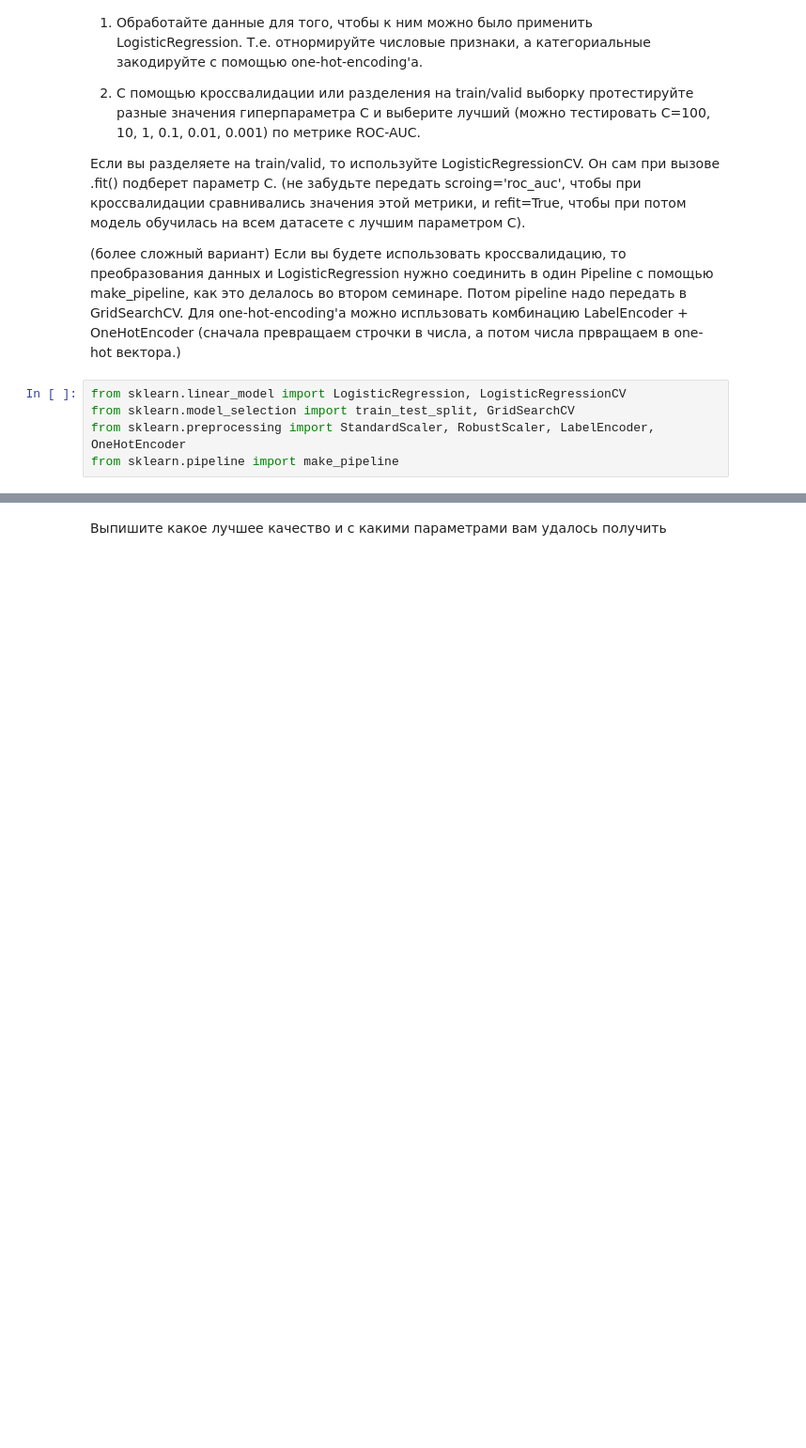
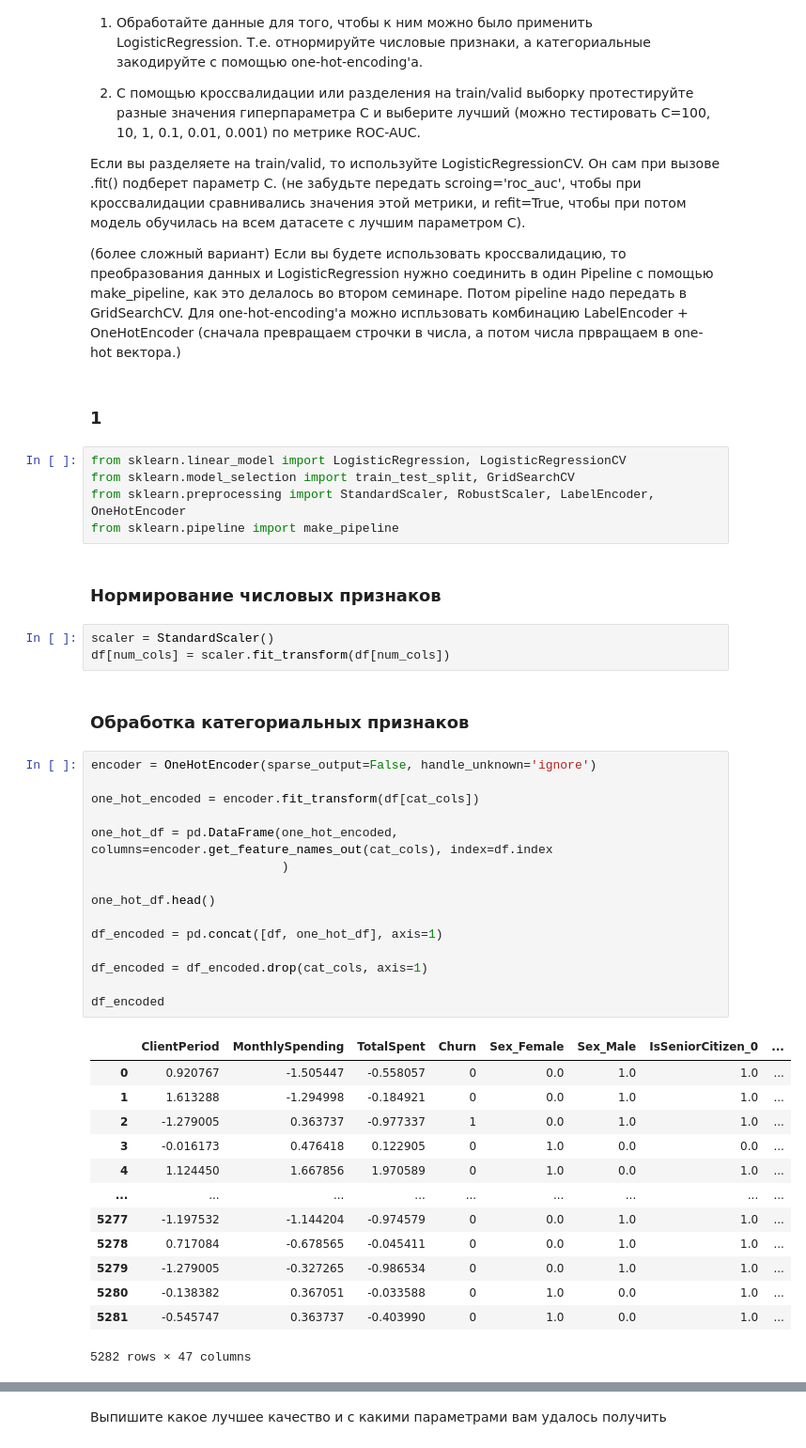
Before and after one commit to episode16/Py, a Jupyter notebook: DLS_mipt/week_03_composition_model_selection/hw_3_kaggle_ipynb.ipynb, the cells around one changed output, grey strips where cells are left out. Shown at 94% size. Drawn from its saved outputs; the diff is of its cells as text; blank space fills up the shorter version.

```diff
--- a/DLS_mipt/week_03_composition_model_selection/hw_3_kaggle_ipynb.ipynb
+++ b/DLS_mipt/week_03_composition_model_selection/hw_3_kaggle_ipynb.ipynb
@@ -341,8 +341,46 @@ plt.show()
 
 
 (более сложный вариант) Если вы будете использовать кроссвалидацию, то преобразования данных и LogisticRegression нужно соединить в один Pipeline с помощью make_pipeline, как это делалось во втором семинаре. Потом pipeline надо передать в GridSearchCV. Для one-hot-encoding'a можно испльзовать комбинацию LabelEncoder + OneHotEncoder (сначала превращаем строчки в числа, а потом числа првращаем в one-hot вектора.)
+# %% [markdown]
+### 1
 # %%
 from sklearn.linear_model import LogisticRegression, LogisticRegressionCV
 from sklearn.model_selection import train_test_split, GridSearchCV
 from sklearn.preprocessing import StandardScaler, RobustScaler, LabelEncoder, OneHotEncoder
 from sklearn.pipeline import make_pipeline
+# %% [markdown]
+### Нормирование числовых признаков
+# %%
+scaler = StandardScaler()
+df[num_cols] = scaler.fit_transform(df[num_cols])
+# %% [markdown]
+### Обработка категориальных признаков
+# %%
+encoder = OneHotEncoder(sparse_output=False, handle_unknown='ignore')
+
+one_hot_encoded = encoder.fit_transform(df[cat_cols])
+
+one_hot_df = pd.DataFrame(one_hot_encoded, columns=encoder.get_feature_names_out(cat_cols), index=df.index
+                          )
+
+one_hot_df.head()
+
+df_encoded = pd.concat([df, one_hot_df], axis=1)
+
+df_encoded = df_encoded.drop(cat_cols, axis=1)
+
+df_encoded
+# %% [output]
+|  | ClientPeriod | MonthlySpending | TotalSpent | Churn | Sex_Female | Sex_Male | IsSeniorCitizen_0 | ... |
+| 0 | 0.920767 | -1.505447 | -0.558057 | 0 | 0.0 | 1.0 | 1.0 | ... |
+| 1 | 1.613288 | -1.294998 | -0.184921 | 0 | 0.0 | 1.0 | 1.0 | ... |
+| 2 | -1.279005 | 0.363737 | -0.977337 | 1 | 0.0 | 1.0 | 1.0 | ... |
+| 3 | -0.016173 | 0.476418 | 0.122905 | 0 | 1.0 | 0.0 | 0.0 | ... |
+| 4 | 1.124450 | 1.667856 | 1.970589 | 0 | 1.0 | 0.0 | 1.0 | ... |
+| ... | ... | ... | ... | ... | ... | ... | ... | ... |
+| 5277 | -1.197532 | -1.144204 | -0.974579 | 0 | 0.0 | 1.0 | 1.0 | ... |
+| 5278 | 0.717084 | -0.678565 | -0.045411 | 0 | 0.0 | 1.0 | 1.0 | ... |
+| 5279 | -1.279005 | -0.327265 | -0.986534 | 0 | 0.0 | 1.0 | 1.0 | ... |
+| 5280 | -0.138382 | 0.367051 | -0.033588 | 0 | 1.0 | 0.0 | 1.0 | ... |
+| 5281 | -0.545747 | 0.363737 | -0.403990 | 0 | 1.0 | 0.0 | 1.0 | ... |
+5282 rows × 47 columns
```
Also changed, not shown: parts of 7 cells of this notebook.
